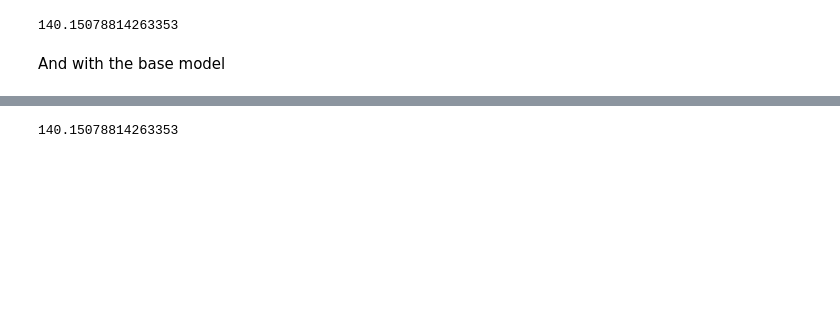
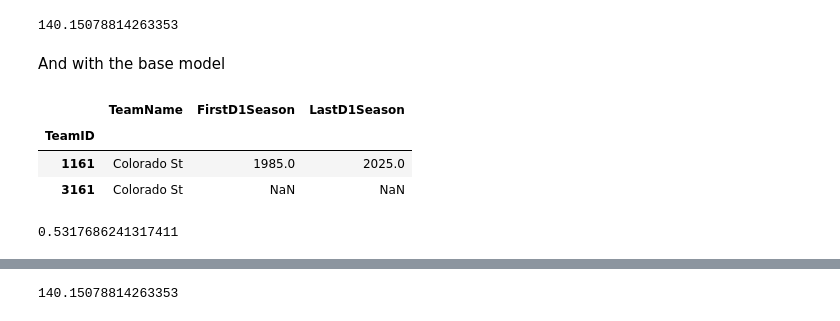
Before and after one commit to nwbvt/marchmadness2025, a Jupyter notebook: MarchMadness.ipynb, the cells around one changed output, grey strips where cells are left out. Saved outputs shown, nothing was run; the diff lists cells and outputs as text; code cells hidden in the pictures; blank space fills up the shorter version.

```diff
--- a/MarchMadness.ipynb
+++ b/MarchMadness.ipynb
@@ -457,3 +453,14 @@ And with the base model
+# %%
+dataset.all_teams[dataset.all_teams.TeamName=='Colorado St']
+# %% [output]
+|  | TeamName | FirstD1Season | LastD1Season |
+| TeamID |  |  |  |
+| 1161 | Colorado St | 1985.0 | 2025.0 |
+| 3161 | Colorado St | NaN | NaN |
+# %%
+base_odds[(1388,1458)]
+# %% [output]
+0.5317686241317411
 # %%
 base_bracket = model.gen_bracket(dataset, 2025, 'M', result_model).join(dataset.all_teams, on='Winner')[['Winner', 'TeamName', 'P']]
 with pd.option_context('display.max_rows', None, 'display.max_columns', None):
```
Also changed, not shown: parts of 21 cells of this notebook.
